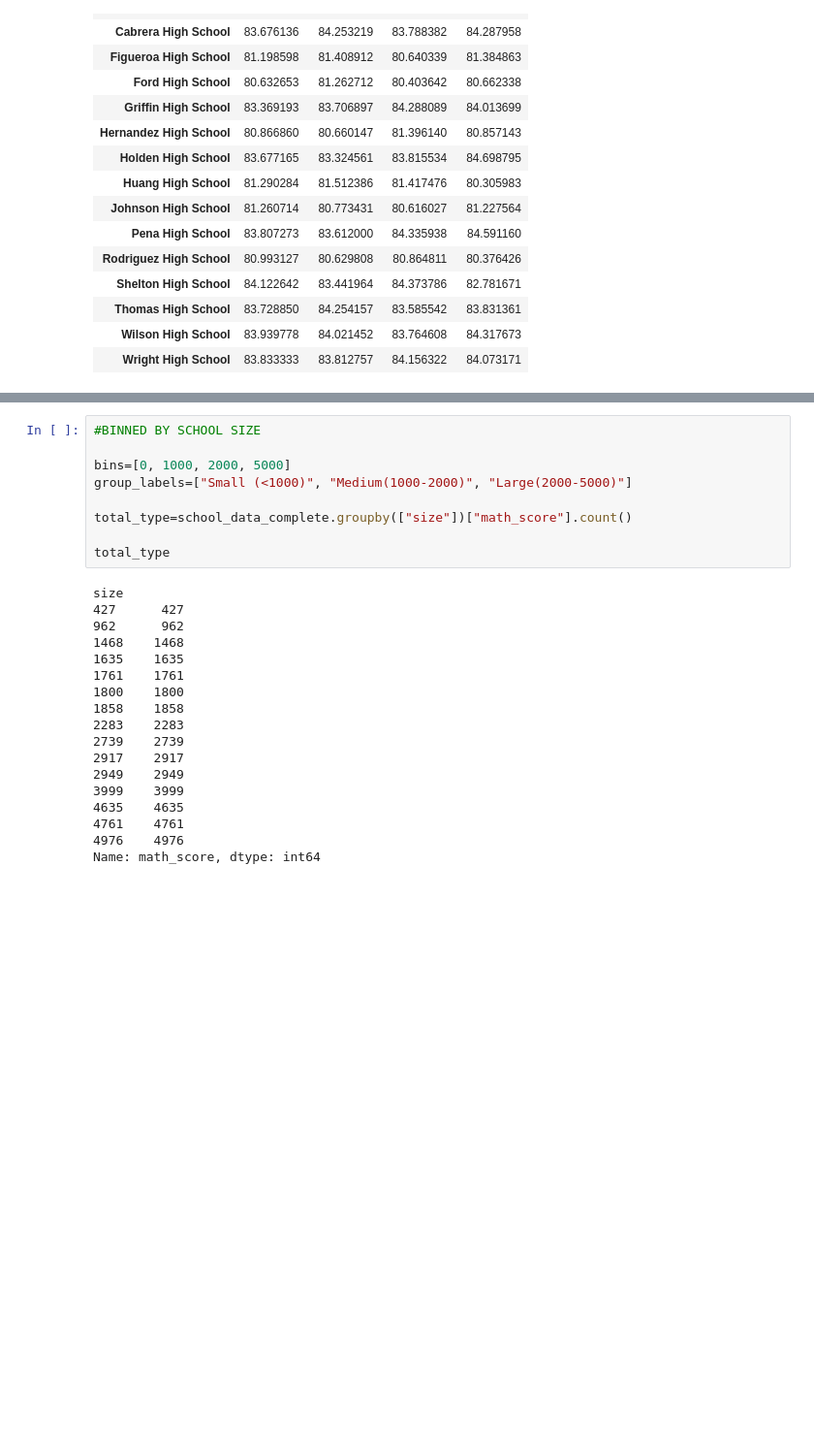
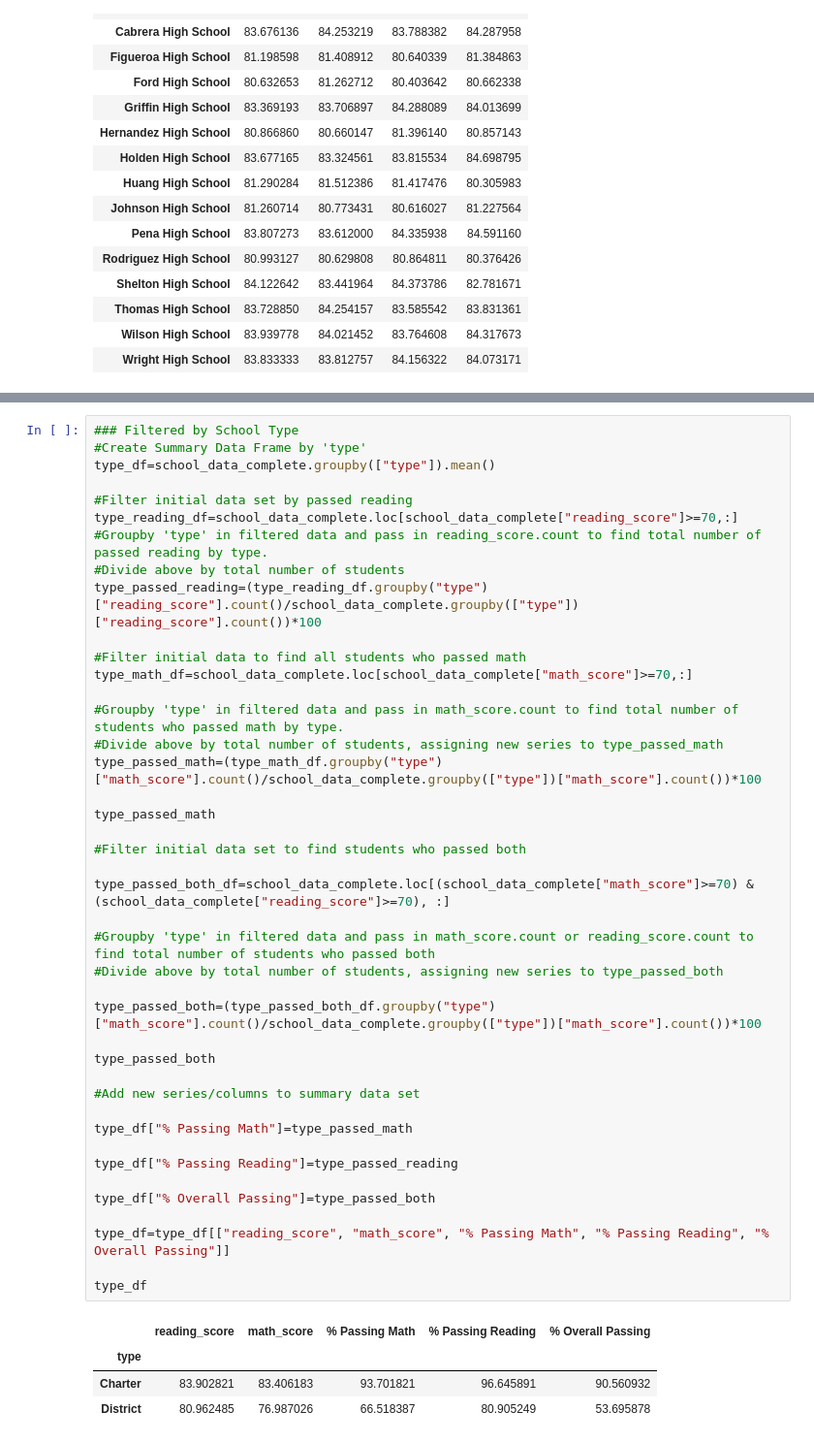
Before and after one commit to akarpie96/pandas-challenge, a Jupyter notebook: PyCitySchools.ipynb, the cells around one changed output, grey strips where cells are left out. Shown at 97% size. Cells and saved outputs as stored; diff of their text form; blank space fills up the shorter version.

```diff
--- a/PyCitySchools.ipynb
+++ b/PyCitySchools.ipynb
@@ -323,27 +264,47 @@ spending_df
-# %%
-#BINNED BY SCHOOL SIZE
-
-bins=[0, 1000, 2000, 5000]
-group_labels=["Small (<1000)", "Medium(1000-2000)", "Large(2000-5000)"]
-
-total_type=school_data_complete.groupby(["size"])["math_score"].count()
-
-total_type
-# %% [output]
-size
-427      427
-962      962
-1468    1468
-1635    1635
-1761    1761
-1800    1800
-1858    1858
-2283    2283
-2739    2739
-2917    2917
-2949    2949
-3999    3999
-4635    4635
-4761    4761
-4976    4976
-Name: math_score, dtype: int64
+# %%
+### Filtered by School Type
+#Create Summary Data Frame by 'type'
+type_df=school_data_complete.groupby(["type"]).mean()
+
+#Filter initial data set by passed reading
+type_reading_df=school_data_complete.loc[school_data_complete["reading_score"]>=70,:]
+#Groupby 'type' in filtered data and pass in reading_score.count to find total number of passed reading by type.
+#Divide above by total number of students
+type_passed_reading=(type_reading_df.groupby("type")["reading_score"].count()/school_data_complete.groupby(["type"])["reading_score"].count())*100
+
+#Filter initial data to find all students who passed math
+type_math_df=school_data_complete.loc[school_data_complete["math_score"]>=70,:]
+
+#Groupby 'type' in filtered data and pass in math_score.count to find total number of students who passed math by type.
+#Divide above by total number of students, assigning new series to type_passed_math
+type_passed_math=(type_math_df.groupby("type")["math_score"].count()/school_data_complete.groupby(["type"])["math_score"].count())*100
+
+type_passed_math
+
+#Filter initial data set to find students who passed both
+
+type_passed_both_df=school_data_complete.loc[(school_data_complete["math_score"]>=70) & (school_data_complete["reading_score"]>=70), :]
+
+#Groupby 'type' in filtered data and pass in math_score.count or reading_score.count to find total number of students who passed both
+#Divide above by total number of students, assigning new series to type_passed_both
+
+type_passed_both=(type_passed_both_df.groupby("type")["math_score"].count()/school_data_complete.groupby(["type"])["math_score"].count())*100
+
+type_passed_both
+
+#Add new series/columns to summary data set
+
+type_df["% Passing Math"]=type_passed_math
+
+type_df["% Passing Reading"]=type_passed_reading
+
+type_df["% Overall Passing"]=type_passed_both
+
+type_df=type_df[["reading_score", "math_score", "% Passing Math", "% Passing Reading", "% Overall Passing"]]
+
+type_df
+# %% [output]
+|  | reading_score | math_score | % Passing Math | % Passing Reading | % Overall Passing |
+| type |  |  |  |  |  |
+| Charter | 83.902821 | 83.406183 | 93.701821 | 96.645891 | 90.560932 |
+| District | 80.962485 | 76.987026 | 66.518387 | 80.905249 | 53.695878 |
```
Also changed, not shown: parts of 3 cells of this notebook.
